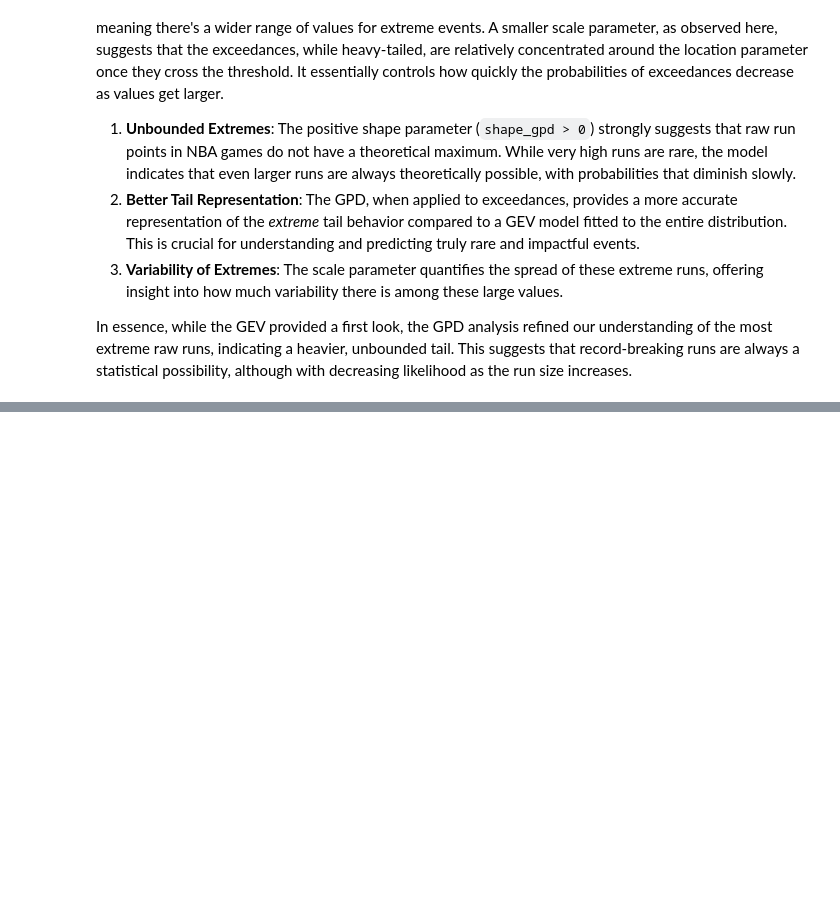
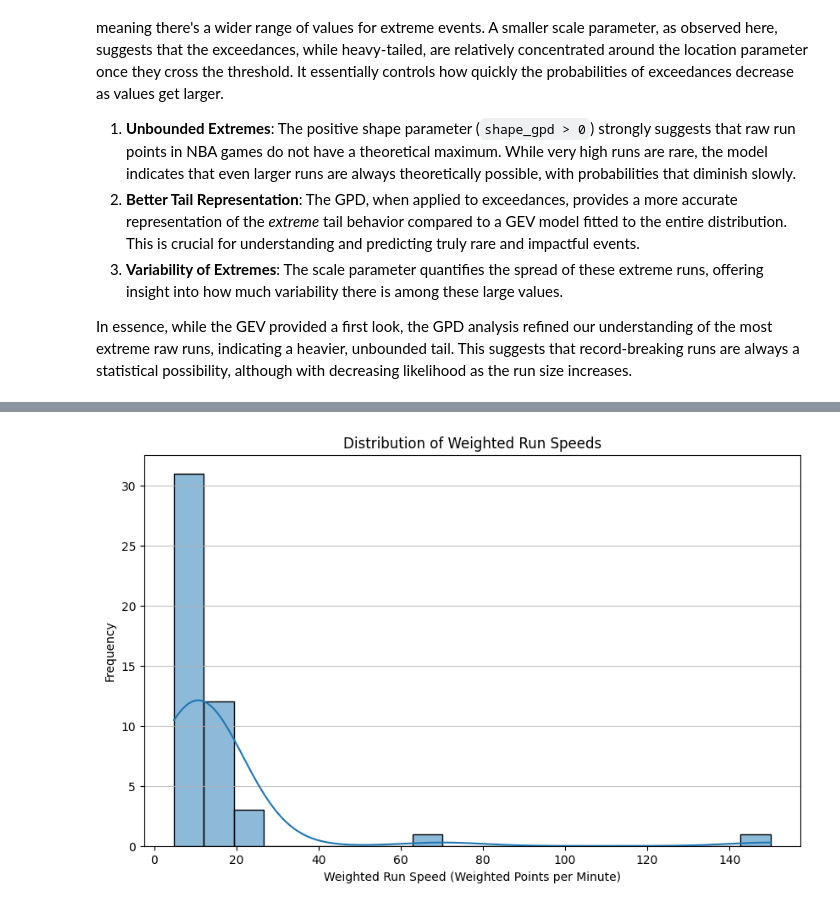
Before and after one commit to Lduvignacq/Analyse-statistique-du-momentum-dans-le-sport---Application-la-NBA, a Jupyter notebook: analyse_EVT.ipynb, the cells around one changed output, grey strips where cells are left out. Saved outputs shown, nothing was run; the diff lists cells and outputs as text; code cells hidden in the pictures; blank space fills up the shorter version.

```diff
--- a/analyse_EVT.ipynb
+++ b/analyse_EVT.ipynb
@@ -743,0 +1132,13 @@ print(f"Number of blowout score differences: {len(blowout_score_differences)}")
+# %%
+weighted_runs['speed'] = weighted_runs['weighted_pts'] / weighted_runs['duration']
+weighted_runs['speed'] = weighted_runs['speed'].replace([np.inf, -np.inf], np.nan)
+
+print("Calculated speeds for weighted runs:")
+print(weighted_runs[['weighted_pts', 'duration', 'speed']].head())
+
+zero_duration_weighted_runs_speed = weighted_runs[weighted_runs['duration'] == 0]
+if not zero_duration_weighted_runs_speed.empty:
+    print(f"\nFound {len(zero_duration_weighted_runs_speed)} weighted runs with zero duration. Their speed values are now NaN.")
+    print(zero_duration_weighted_runs_speed[['weighted_pts', 'duration', 'speed']].head())
+else:
+    print("\nNo weighted runs with zero duration found for speed calculation.")
@@ -743,0 +1161,10 @@ print(f"Number of blowout score differences: {len(blowout_score_differences)}")
+# %%
+plt.figure(figsize=(10, 6))
+sns.histplot(weighted_runs['speed'].dropna(), bins=20, kde=True)
+plt.title('Distribution of Weighted Run Speeds')
+plt.xlabel('Weighted Run Speed (Weighted Points per Minute)')
+plt.ylabel('Frequency')
+plt.grid(axis='y', alpha=0.75)
+plt.show()
+# %% [output]
+[figure, added]
```
Also changed, not shown: parts of 29 cells of this notebook.
